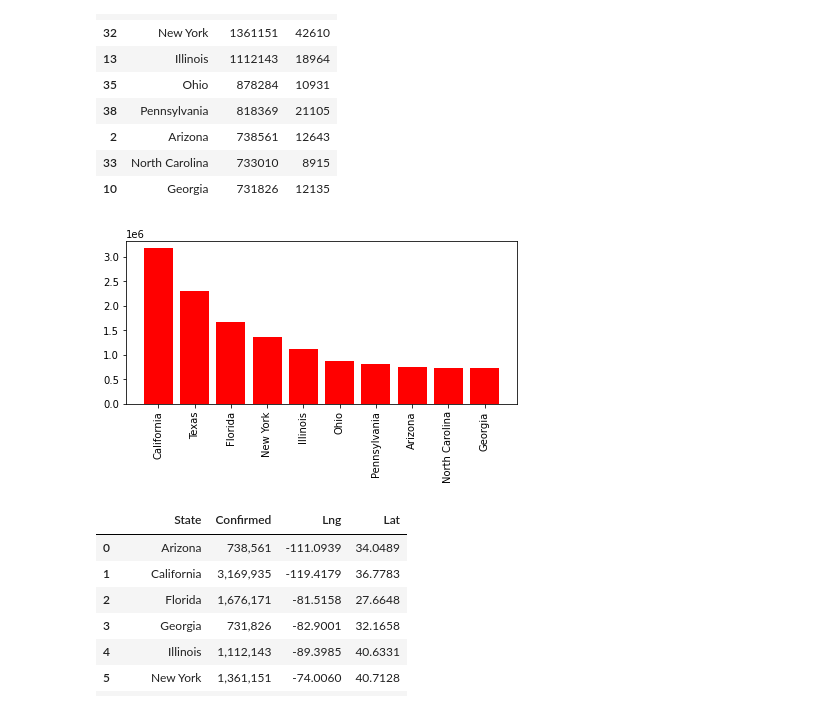
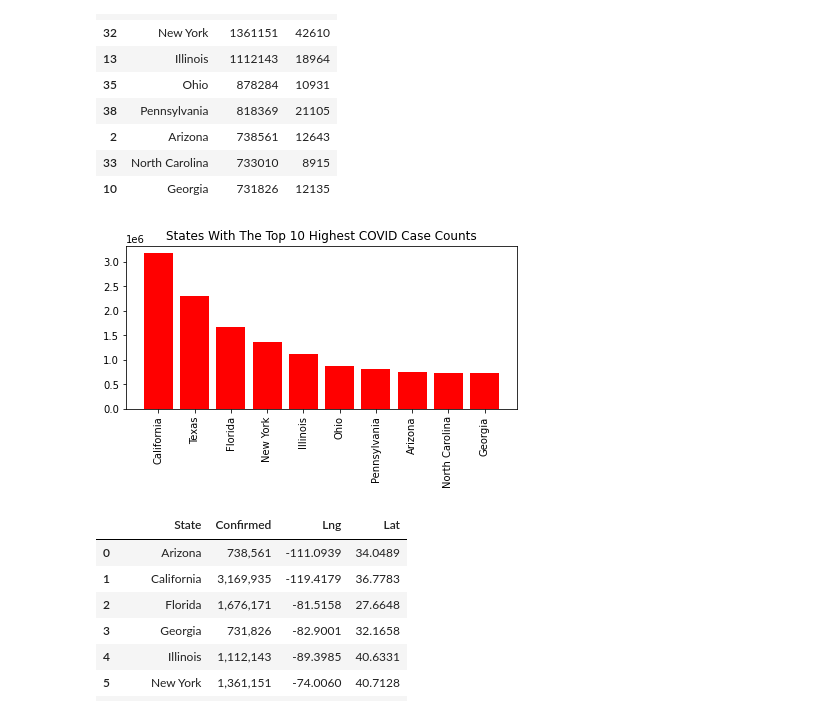
Before and after one commit to chadmilburn/COVID, a Jupyter notebook: Airports Project.ipynb, the cells around one changed output. Saved outputs shown, nothing was run; the diff lists cells and outputs as text; code cells hidden in the pictures.

```diff
--- a/Airports Project.ipynb
+++ b/Airports Project.ipynb
@@ -160,21 +163,24 @@ clean_cases
 # %%
 #setting the x axis
 x_axis = np.arange(len(clean_cases))
 
 #setting tick locations
 tick_locations = [value for value in x_axis]
 
 #setting figure size
 plt.figure(figsize=(7,3))
 
 #setting the bar graph
 plt.bar(x_axis, clean_cases["Confirmed"], color='r', align="center")
 plt.xticks(tick_locations, clean_cases["State"], rotation="vertical")
 
+#adding title
+plt.title("States With The Top 10 Highest COVID Case Counts")
+
 #Show output
 plt.show()
 # %% [output]
-[figure, old version]
+[figure, new version]
 # %%
 #pulling in data for csv file
 cases_data_path = "Covid_cases_lng_lat.csv"
```
Also changed, not shown: parts of 4 cells of this notebook.
